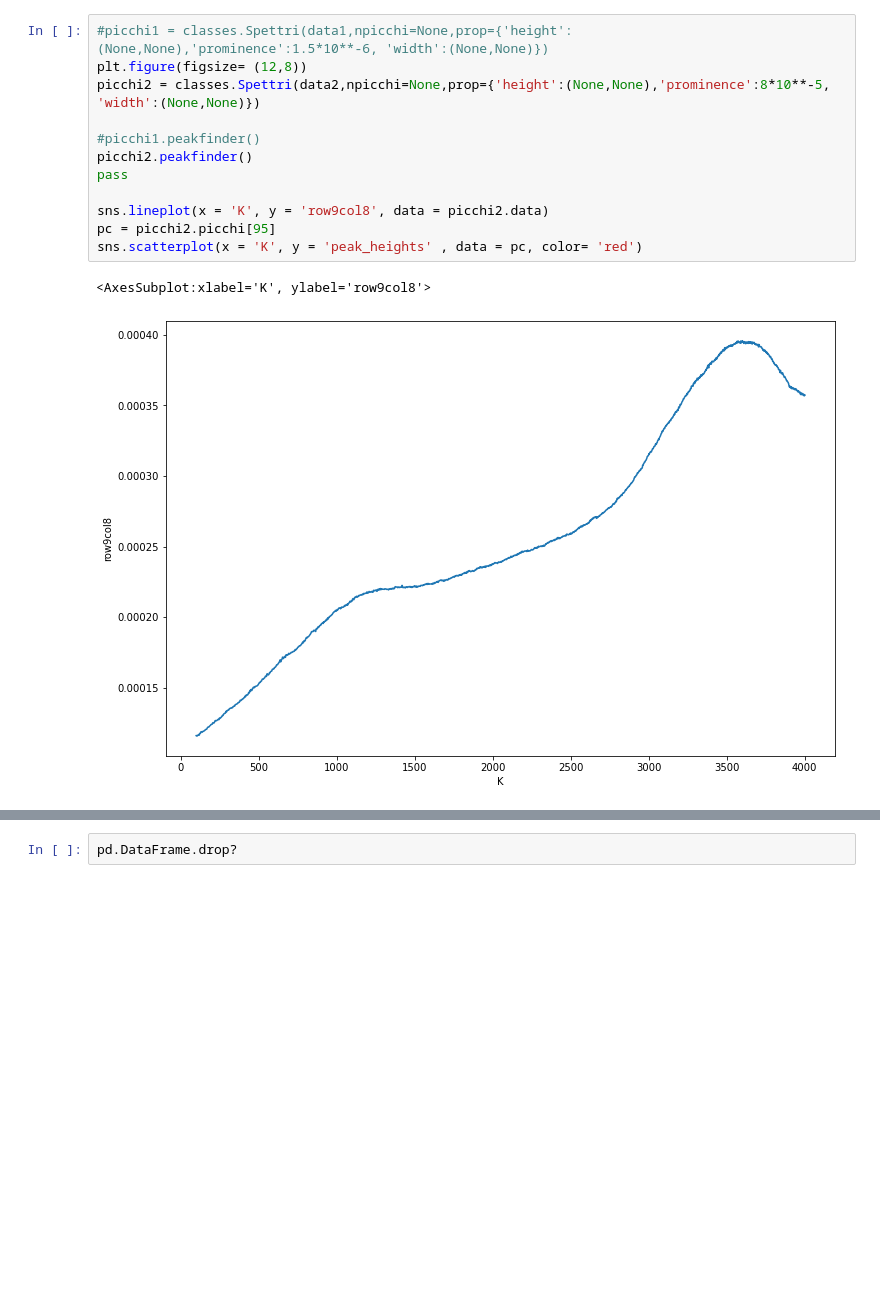
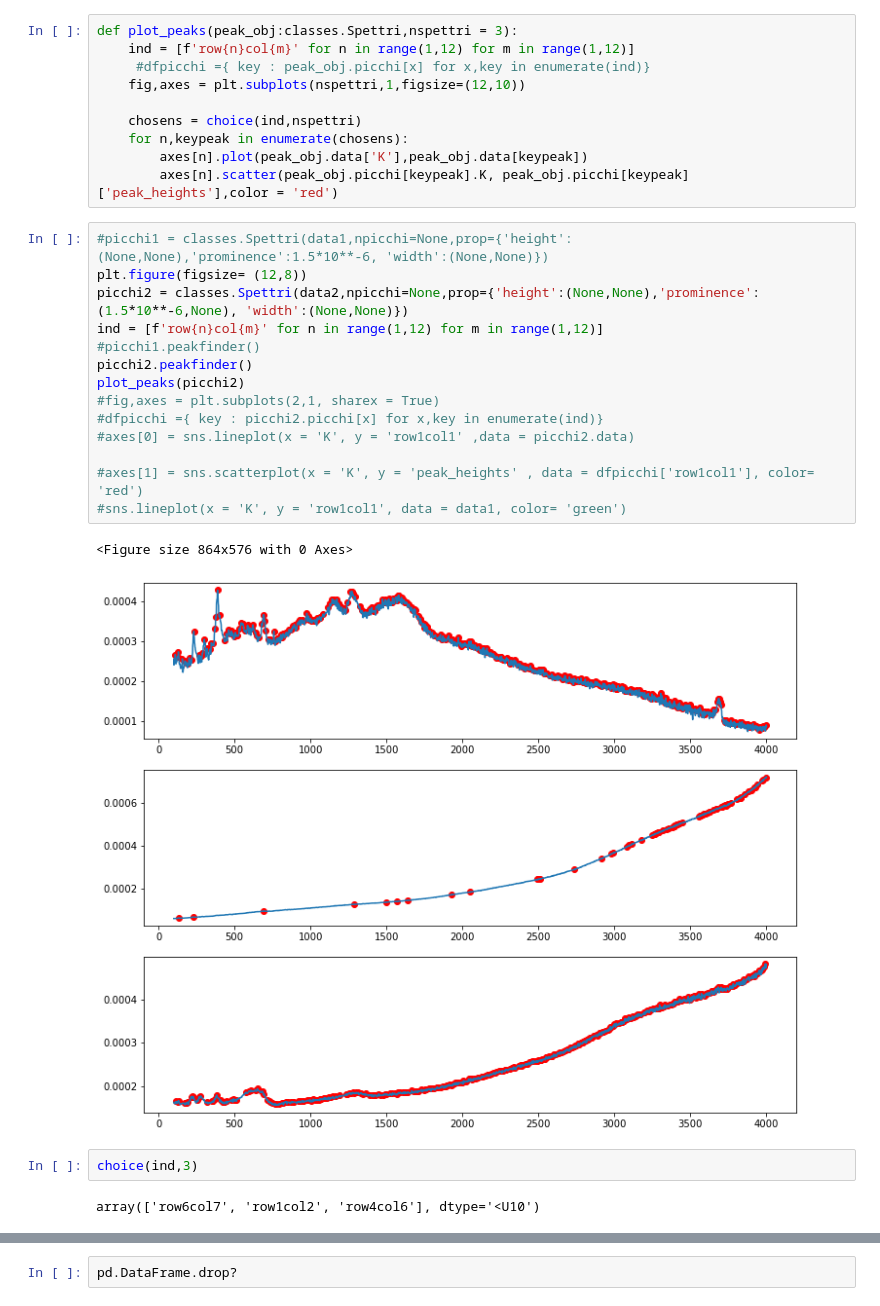
Before and after one commit to wesleyunitn/pythonProject, a Jupyter notebook: notebook/Untitled.ipynb, the cells around one changed output, grey strips where cells are left out. Cells and saved outputs as stored; diff of their text form; blank space fills up the shorter version.

```diff
--- a/notebook/Untitled.ipynb
+++ b/notebook/Untitled.ipynb
@@ -19,18 +20,34 @@ import matplotlib.pyplot as plt
+# %%
+def plot_peaks(peak_obj:classes.Spettri,nspettri = 3):
+    ind = [f'row{n}col{m}' for n in range(1,12) for m in range(1,12)]
+     #dfpicchi ={ key : peak_obj.picchi[x] for x,key in enumerate(ind)}
+    fig,axes = plt.subplots(nspettri,1,figsize=(12,10))
+
+    chosens = choice(ind,nspettri)
+    for n,keypeak in enumerate(chosens):
+        axes[n].plot(peak_obj.data['K'],peak_obj.data[keypeak])
+        axes[n].scatter(peak_obj.picchi[keypeak].K, peak_obj.picchi[keypeak]['peak_heights'],color = 'red')
 # %%
 #picchi1 = classes.Spettri(data1,npicchi=None,prop={'height':(None,None),'prominence':1.5*10**-6, 'width':(None,None)})
 plt.figure(figsize= (12,8))
-picchi2 = classes.Spettri(data2,npicchi=None,prop={'height':(None,None),'prominence':8*10**-5, 'width':(None,None)})
-
+picchi2 = classes.Spettri(data2,npicchi=None,prop={'height':(None,None),'prominence':(1.5*10**-6,None), 'width':(None,None)})
+ind = [f'row{n}col{m}' for n in range(1,12) for m in range(1,12)]
 #picchi1.peakfinder()
 picchi2.peakfinder()
-pass
+plot_peaks(picchi2)
+#fig,axes = plt.subplots(2,1, sharex = True)
+#dfpicchi ={ key : picchi2.picchi[x] for x,key in enumerate(ind)}
+#axes[0] = sns.lineplot(x = 'K', y = 'row1col1' ,data = picchi2.data)
 
-sns.lineplot(x = 'K', y = 'row9col8', data = picchi2.data)
-pc = picchi2.picchi[95]
-sns.scatterplot(x = 'K', y = 'peak_heights' , data = pc, color= 'red')
+#axes[1] = sns.scatterplot(x = 'K', y = 'peak_heights' , data = dfpicchi['row1col1'], color= 'red')
+#sns.lineplot(x = 'K', y = 'row1col1', data = data1, color= 'green')
 # %% [output]
-<AxesSubplot:xlabel='K', ylabel='row9col8'>
+<Figure size 864x576 with 0 Axes>
-[figure, old version]
+[figure, new version]
+# %%
+choice(ind,3)
+# %% [output]
+array(['row6col7', 'row1col2', 'row4col6'], dtype='<U10')
 # %%
 from numpy.random import choice
 
```
Also changed, not shown: parts of 3 cells of this notebook, 3 other files.
